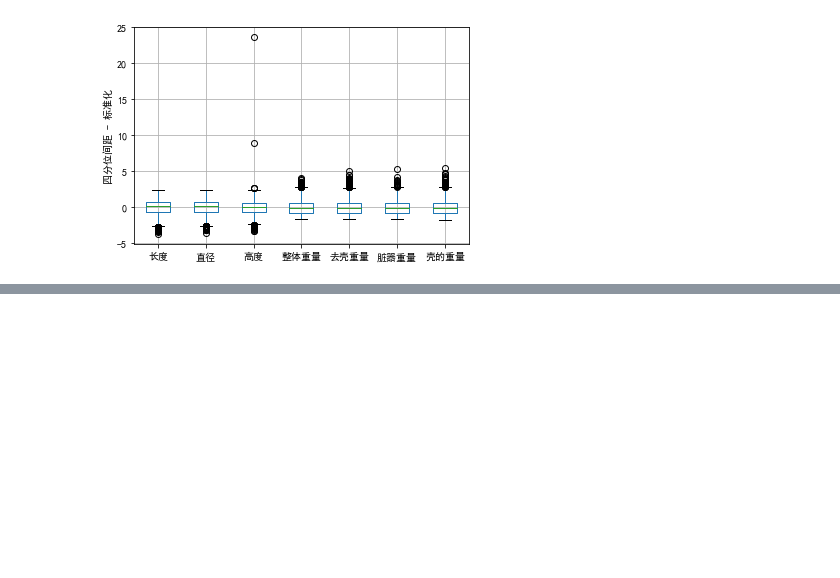
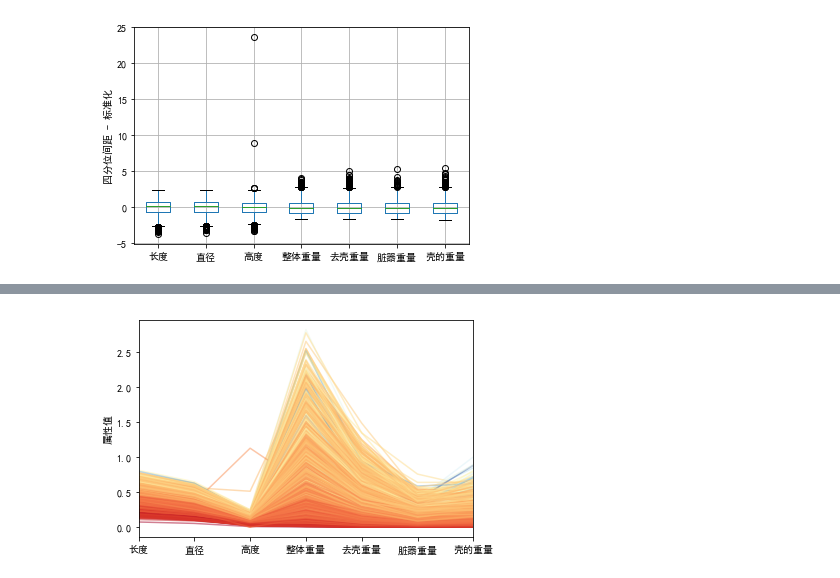
Before and after one commit to ylghb/learning_notes, a Jupyter notebook: ML_in_Python_Essential_Techniques_for_Predictive_Analysis/从零开始学(2) 数据分析之“鲍鱼的年龄”.ipynb, the cells around one changed output, grey strips where cells are left out. Saved outputs shown, nothing was run; the diff lists cells and outputs as text; code cells hidden in the pictures; blank space fills up the shorter version.

```diff
--- a/ML_in_Python_Essential_Techniques_for_Predictive_Analysis/从零开始学(2) 数据分析之“鲍鱼的年龄”.ipynb
+++ b/ML_in_Python_Essential_Techniques_for_Predictive_Analysis/从零开始学(2) 数据分析之“鲍鱼的年龄”.ipynb
@@ -12,9 +14,11 @@ plt.rcParams['axes.unicode_minus']=False #用来正常显示负号
 # %%
 import pandas as pd
 
-target_url = "https://archive.ics.uci.edu/ml/machine-learning-databases/abalone/abalone.data"
+target_url =
+"https://archive.ics.uci.edu/ml/machine-learning-databases/abalone/abalone.data"
 df = pd.read_csv(target_url, header=None, prefix='V')
-df.columns = ['性别','长度','直径','高度','整体重量', '去壳重量', '脏器重量', '壳的重量', '环数']
+df.columns = ['性别','长度','直径','高度','整体重量', '去壳重量',
+              '脏器重量', '壳的重量', '环数']
 
 print ("数据集规模：",df.shape)
 
@@ -80,0 +93,12 @@ plt.show()
+# %%
+_lim = (df.shape[1]-1)
+xs = df.iloc[:,_lim]*1.0
+_xs = (xs-xs.min())/(xs.max()-xs.min())
+# 这里把环的数量线性变换到0到1
+
+for i in range(df.shape[0]):
+    df.iloc[i,1:_lim].plot(color=plt.cm.RdYlBu(_xs[i]),alpha=0.5)
+plt.ylabel("属性值")
+plt.show()
+# %% [output]
+[figure, added]
```
Also changed, not shown: parts of 8 cells of this notebook, 12 other files.
